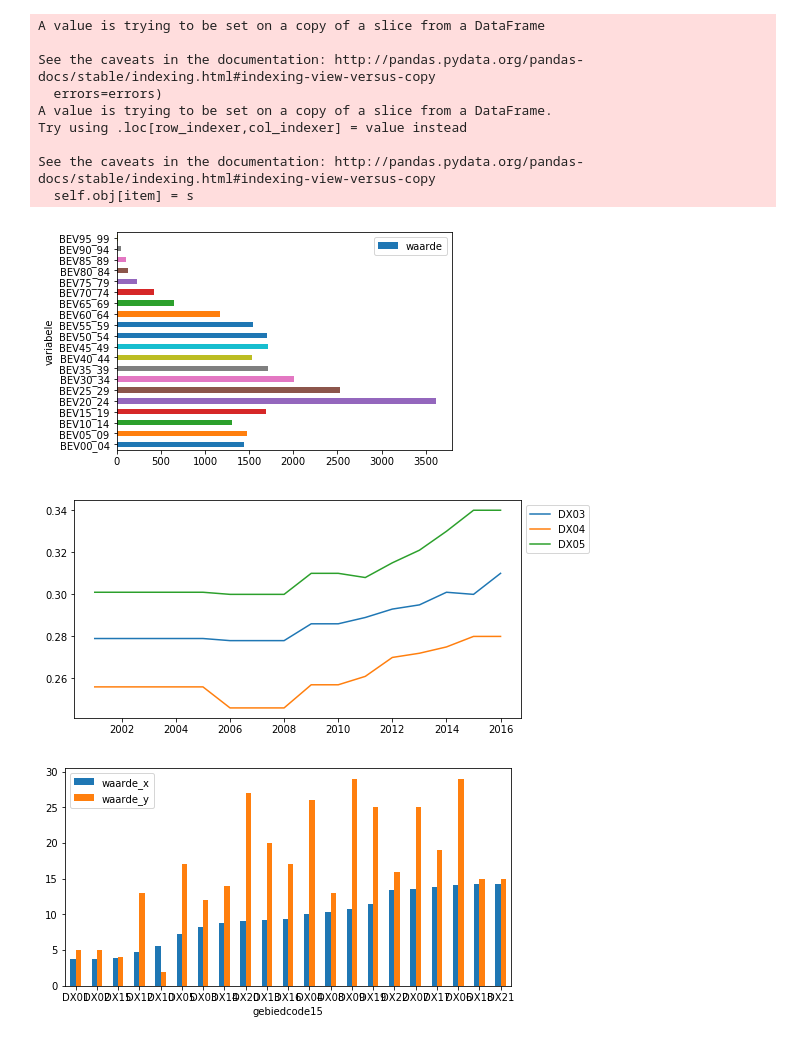
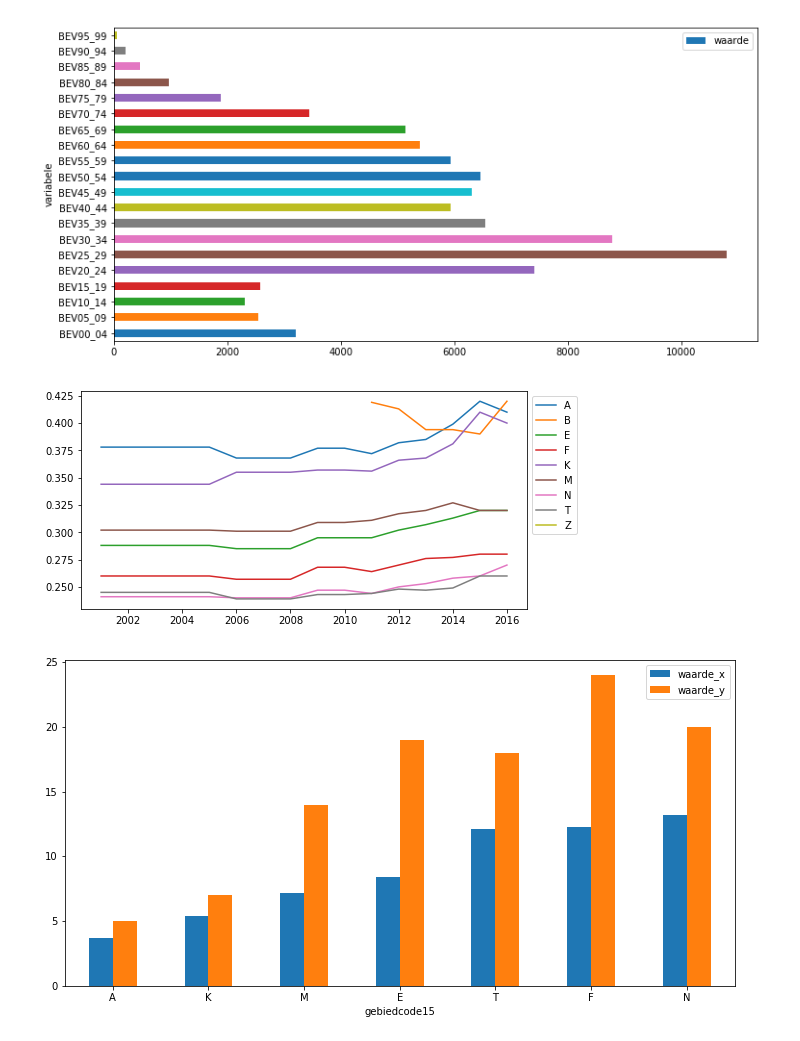
Before and after one commit to KJ-Waller/DW-Project, a Jupyter notebook: Education.ipynb, the cells around one changed output. Saved outputs shown, nothing was run; the diff lists cells and outputs as text; code cells hidden in the pictures.

Commit message:
Added map data to the notebook

```diff
--- a/Education.ipynb
+++ b/Education.ipynb
@@ -7,40 +7,33 @@ import matplotlib.pyplot as plt
 
 from matplotlib.pyplot import figure
 # %%
-file = './bbga_latest_and_greatest-DX.csv'
+file = './bbga_latest_and_greatest-stadsdelen.csv'
 bbga = pd.read_csv(file)
 
 # All DX area names in a list for passing to functions
-areas = ['DX0'+str(i) if i < 10 else 'DX'+str(i) for i in range(1,23)]
+# areas = ['DX0'+str(i) if i < 10 else 'DX'+str(i) for i in range(1,23)]
+# areas = ['A', 'B', 'E', 'F', 'K', 'M', 'N', 'T']
+areas = ['A', 'E', 'F', 'K', 'M', 'N', 'T']
 # %%
 # Creates an age distribution plot for all age groups in a given region and year.
 
 def age_dist(region, year):
     dxareas_bbga = bbga.set_index('gebiedcode15')
     bev_mask = dxareas_bbga.variabele.str.contains('BEV\d?[0|5]_\d?[9|4]{1}\Z')
 
     age_groups = dxareas_bbga.loc[(bev_mask) & (dxareas_bbga['jaar'] == year) & (dxareas_bbga.index == region)]
     age_groups.reset_index(inplace=True)
     drop_idx = age_groups.loc[(age_groups['variabele'] == 'BEV65_74') | (age_groups['variabele'] == 'BEV40_64')].index
     age_groups.drop(axis='index', index=drop_idx, inplace=True)
     age_groups.loc[age_groups['variabele'] == 'BEV0_4', 'variabele'] = 'BEV00_04'
     age_groups.loc[age_groups['variabele'] == 'BEV5_9', 'variabele'] = 'BEV05_09'
     age_groups = age_groups.sort_values('variabele').set_index('variabele')
 
     age_groups.plot.barh(y='waarde')
 
-age_dist('DX20', 2017)
+age_dist('A', 2017)
 # %% [output]
-A value is trying to be set on a copy of a slice from a DataFrame
-
-See the caveats in the documentation: http://pandas.pydata.org/pandas-docs/stable/indexing.html#indexing-view-versus-copy
-  errors=errors)
-A value is trying to be set on a copy of a slice from a DataFrame.
-Try using .loc[row_indexer,col_indexer] = value instead
-
-See the caveats in the documentation: http://pandas.pydata.org/pandas-docs/stable/indexing.html#indexing-view-versus-copy
-  self.obj[item] = s
-[figure, old version]
+[figure, new version]
 # %%
 # Creates a connected scatter plot over a particular variable for a given region
 # (right now only plotting gini coefficient)
@@ -67,9 +60,9 @@ def regions_gini(regions):
     plt.legend(loc='upper left', bbox_to_anchor=(1,1))
     plt.show()
 
-regions_gini(areas[2:5])
+regions_gini(areas)
 # %% [output]
-[figure, old version]
+[figure, new version]
 # %%
 # Creates a barplot that compares, for each region, percentage of school leavers and
 # intolerance for homosexuals
@@ -87,7 +80,7 @@ def rank_regions_schoolleavers(year):
 
 rank_regions_schoolleavers(2014)
 # %% [output]
-[figure, old version]
+[figure, new version]
 # %%
 # Creates a barplot comparing all regions' "schoolleavers", percentage of people that never finish high school
 # Ranks regions from lowest to highest percentage. Can be used for further investigation in regions.
```
Also changed, not shown: parts of 6 cells of this notebook, 3 other files.
